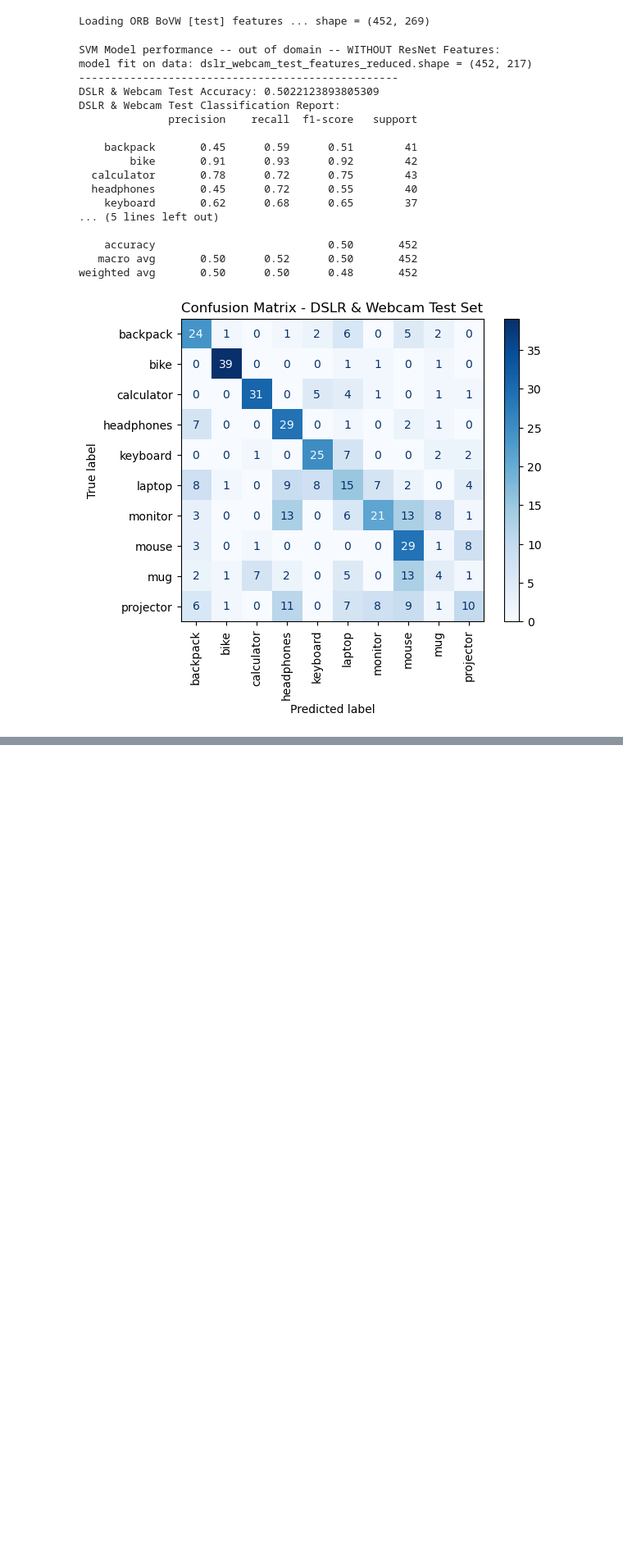
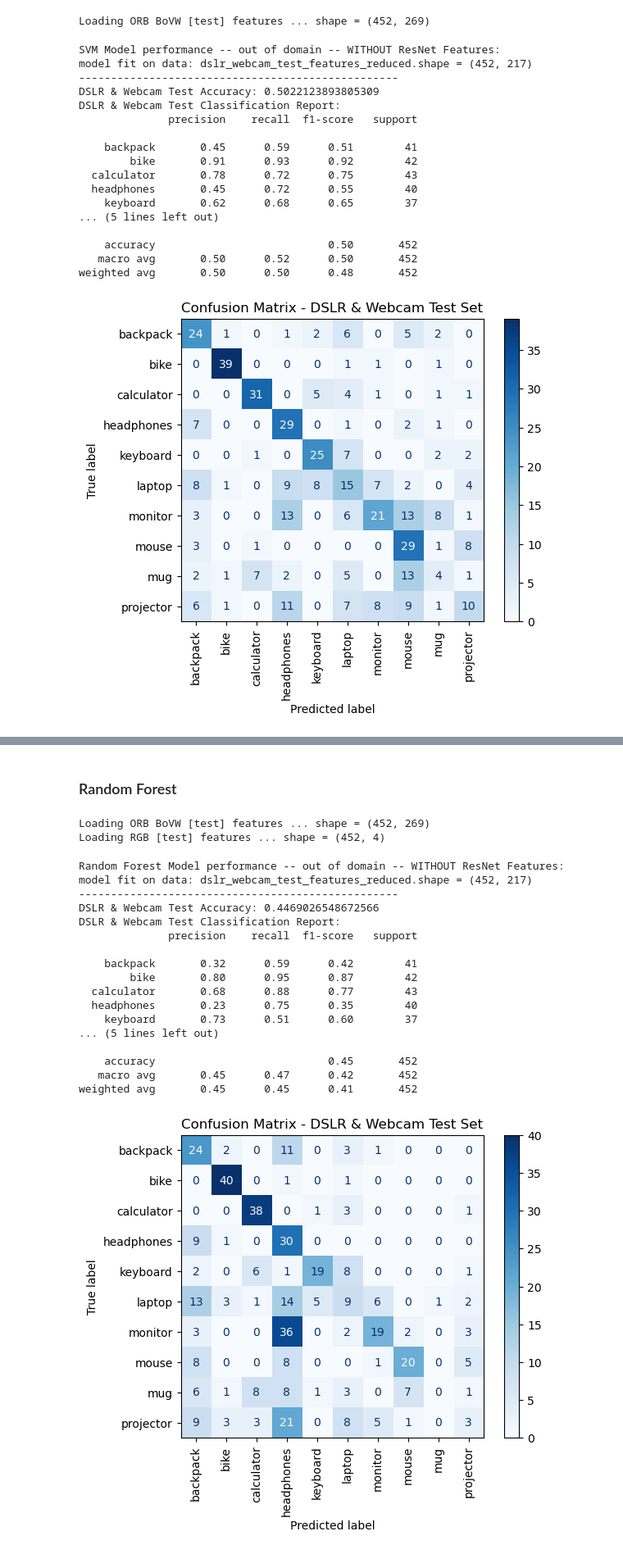
Before and after one commit to kennyalexlin/W281-Domain-Adaptation-Final-Project, a Jupyter notebook: full_extract_pipeline.ipynb, the cells around one changed output, grey strips where cells are left out. Shown at 82% size. Drawn from its saved outputs; the diff is of its cells as text; code cells hidden in the pictures; blank space fills up the shorter version.

```diff
--- a/full_extract_pipeline.ipynb
+++ b/full_extract_pipeline.ipynb
@@ -946,0 +1370,69 @@ weighted avg       0.50      0.50      0.48       452
+# %% [markdown]
+### Random Forest
+# %%
+dslr_webcam_file_paths_noDL = {
+    "LBP": {"test": r"features/dslr_webcam_test_lbp_features.csv"},
+    "GLCM": {"test": r"features/dslr_webcam_test_glcm_features.csv"},
+    "ORB BoVW": {"test": r"features/dslr_webcam_test_orb_bovw_features.csv"},
+    "RGB": {"test": r"features/dslr_webcam_test_rgb_features.csv"}
+}
+
+# Load and clean DSLR test features
+dslr_webcam_test_features, dslr_webcam_test_labels = load_features(dslr_webcam_file_paths_noDL, split_type = "test")
+dslr_webcam_test_features = clean_features(dslr_webcam_test_features)
+
+# Step 3: Normalize the training features
+dslr_webcam_test_features_normalized = scaler_noDL.transform(dslr_webcam_test_features)
+
+# Step 3b: Apply PCA fit on the training features
+dslr_webcam_test_features_reduced = pca_noDL.transform(dslr_webcam_test_features_normalized)
+# %% [output]
+Loading ORB BoVW [test] features ... shape = (452, 269)
+Loading RGB [test] features ... shape = (452, 4)
+# %%
+import matplotlib.pyplot as plt
+from sklearn.metrics import confusion_matrix, ConfusionMatrixDisplay
+
+
+#  Evaluate the model on DSLR test features
+# Step 6: Train an RF model
+print("\nRandom Forest Model performance -- out of domain -- WITHOUT ResNet Features:")
+print(f"model fit on data: {dslr_webcam_test_features_reduced.shape = }")
+print('-'*50)
+
+# Evaluate the model on DSLR test features
+dslr_webcam_test_predictions = rf_model_noDL.predict(dslr_webcam_test_features_reduced)
+dslr_webcam_test_accuracy = accuracy_score(dslr_webcam_test_labels, dslr_webcam_test_predictions)
+
+# Print classification report and accuracy
+print(f"DSLR & Webcam Test Accuracy: {dslr_webcam_test_accuracy}")
+print("DSLR & Webcam Test Classification Report:")
+print(classification_report(dslr_webcam_test_labels, dslr_webcam_test_predictions))
+
+# Compute confusion matrix
+conf_matrix = confusion_matrix(dslr_webcam_test_labels, dslr_webcam_test_predictions)
+
+# Display confusion matrix as a heatmap
+disp = ConfusionMatrixDisplay(confusion_matrix=conf_matrix, display_labels=np.unique(dslr_webcam_test_labels))
+disp.plot(cmap=plt.cm.Blues, xticks_rotation='vertical')
+plt.title("Confusion Matrix - DSLR & Webcam Test Set")
+plt.show()
+# %% [output]
+Random Forest Model performance -- out of domain -- WITHOUT ResNet Features:
+model fit on data: dslr_webcam_test_features_reduced.shape = (452, 217)
+--------------------------------------------------
+DSLR & Webcam Test Accuracy: 0.4469026548672566
+DSLR & Webcam Test Classification Report:
+              precision    recall  f1-score   support
+
+    backpack       0.32      0.59      0.42        41
+        bike       0.80      0.95      0.87        42
+  calculator       0.68      0.88      0.77        43
+  headphones       0.23      0.75      0.35        40
+    keyboard       0.73      0.51      0.60        37
+... (5 lines left out)
+
+    accuracy                           0.45       452
+   macro avg       0.45      0.47      0.42       452
+weighted avg       0.45      0.45      0.41       452
+[figure, added]
```
Also changed, not shown: parts of 24 cells of this notebook.
